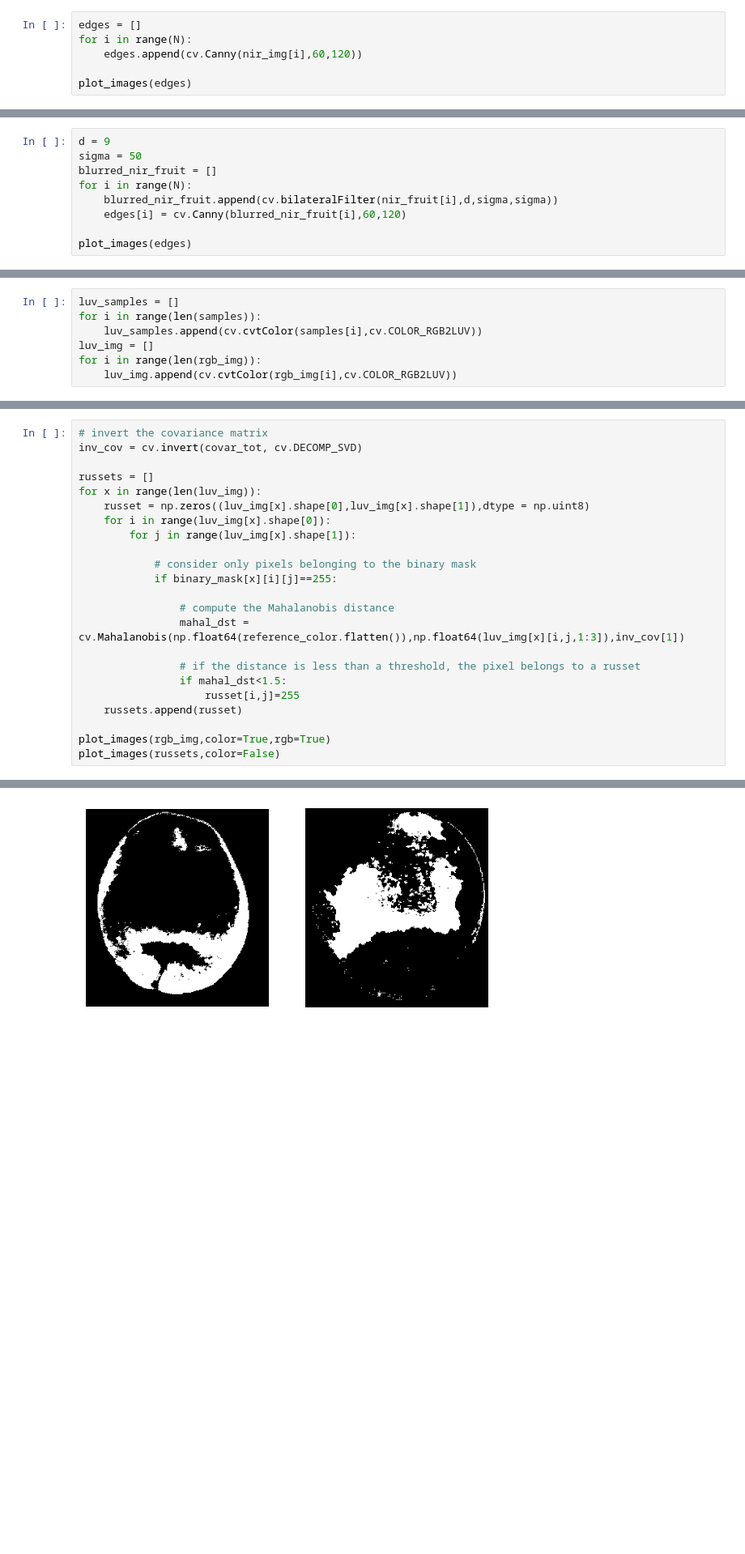
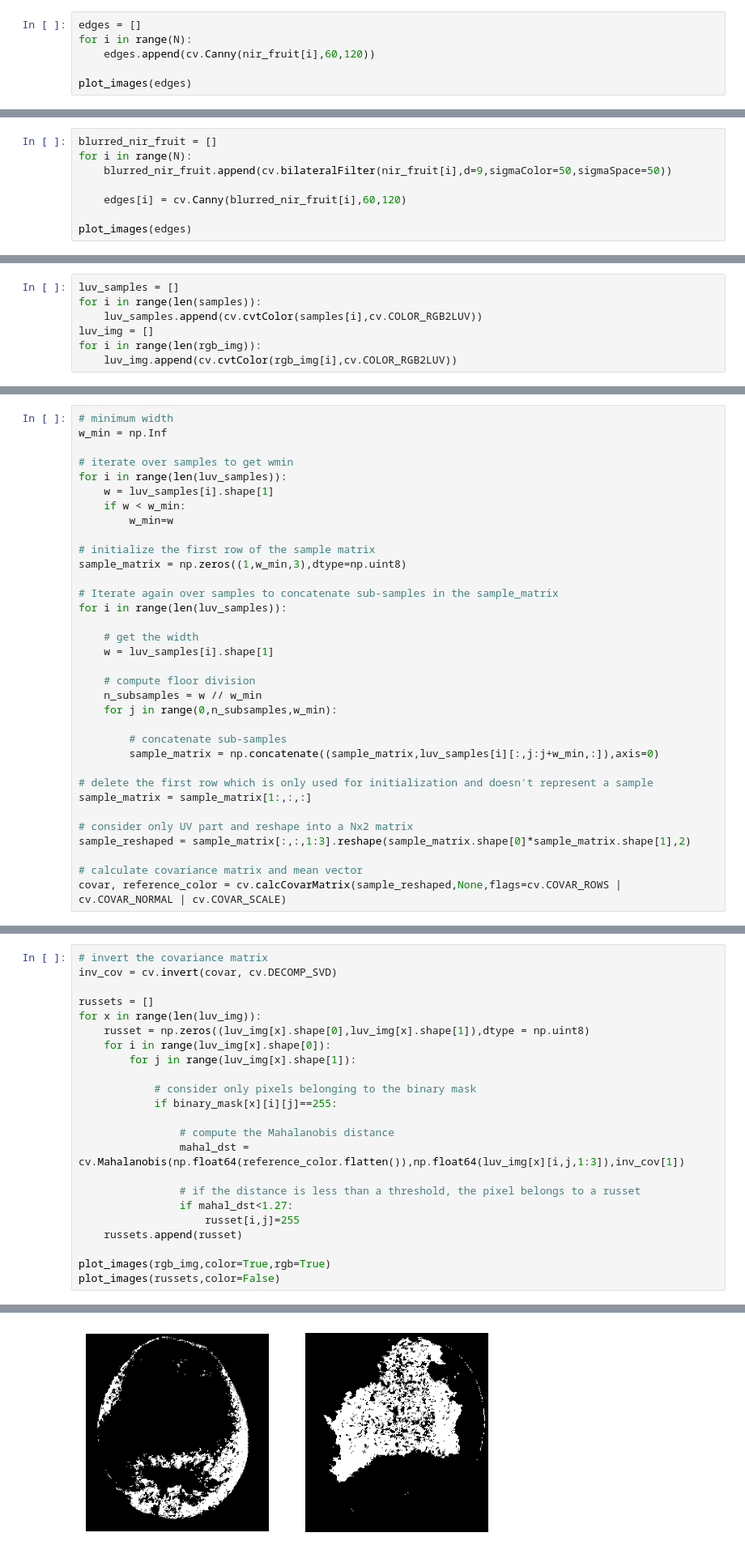
Before and after one commit to FilippoComastri/FruitInspection, a Jupyter notebook: docs/report.ipynb, the cells around one changed output, grey strips where cells are left out. Shown at 81% size. Drawn from its saved outputs; the diff is of its cells as text; blank space fills up the shorter version.

```diff
--- a/docs/report.ipynb
+++ b/docs/report.ipynb
@@ -197,7 +223,7 @@ Without filtering the image , we notice that a lot of spurious edges, not correl
 # %%
 edges = []
 for i in range(N):
-    edges.append(cv.Canny(nir_img[i],60,120))
+    edges.append(cv.Canny(nir_fruit[i],60,120))
 
 plot_images(edges)
 # %% [output]
@@ -209,9 +235,8 @@ The **cv.Canny** function computes edges given an input image and the values of
 # %%
-d = 9
-sigma = 50
 blurred_nir_fruit = []
 for i in range(N):
-    blurred_nir_fruit.append(cv.bilateralFilter(nir_fruit[i],d,sigma,sigma))
+    blurred_nir_fruit.append(cv.bilateralFilter(nir_fruit[i],d=9,sigmaColor=50,sigmaSpace=50))
+
     edges[i] = cv.Canny(blurred_nir_fruit[i],60,120)
 
 plot_images(edges)
@@ -388 +424,35 @@ reference_color = mean_tot/len(luv_samples)
+# %%
+# minimum width
+w_min = np.Inf
+
+# iterate over samples to get wmin
+for i in range(len(luv_samples)):
+    w = luv_samples[i].shape[1]
+    if w < w_min:
+        w_min=w
+
+# initialize the first row of the sample matrix
+sample_matrix = np.zeros((1,w_min,3),dtype=np.uint8)
+
+# Iterate again over samples to concatenate sub-samples in the sample_matrix
+for i in range(len(luv_samples)):
+
+    # get the width
+    w = luv_samples[i].shape[1]
+
+    # compute floor division
+    n_subsamples = w // w_min
+    for j in range(0,n_subsamples,w_min):
+
+        # concatenate sub-samples
+        sample_matrix = np.concatenate((sample_matrix,luv_samples[i][:,j:j+w_min,:]),axis=0)
+
+# delete the first row which is only used for initialization and doesn't represent a sample
+sample_matrix = sample_matrix[1:,:,:]
+
+# consider only UV part and reshape into a Nx2 matrix
+sample_reshaped = sample_matrix[:,:,1:3].reshape(sample_matrix.shape[0]*sample_matrix.shape[1],2)
+
+# calculate covariance matrix and mean vector
+covar, reference_color = cv.calcCovarMatrix(sample_reshaped,None,flags=cv.COVAR_ROWS | cv.COVAR_NORMAL | cv.COVAR_SCALE)
 # %% [markdown]
@@ -390,29 +461,29 @@ I calculate the **inverse of the covariance matrix** using the *Singular Value D
 # %%
 # invert the covariance matrix
-inv_cov = cv.invert(covar_tot, cv.DECOMP_SVD)
+inv_cov = cv.invert(covar, cv.DECOMP_SVD)
 
 russets = []
 for x in range(len(luv_img)):
     russet = np.zeros((luv_img[x].shape[0],luv_img[x].shape[1]),dtype = np.uint8)
     for i in range(luv_img[x].shape[0]):
         for j in range(luv_img[x].shape[1]):
 
             # consider only pixels belonging to the binary mask
             if binary_mask[x][i][j]==255:
 
                 # compute the Mahalanobis distance
                 mahal_dst = cv.Mahalanobis(np.float64(reference_color.flatten()),np.float64(luv_img[x][i,j,1:3]),inv_cov[1])
 
                 # if the distance is less than a threshold, the pixel belongs to a russet
-                if mahal_dst<1.5:
+                if mahal_dst<1.27:
                     russet[i,j]=255
     russets.append(russet)
 
 plot_images(rgb_img,color=True,rgb=True)
 plot_images(russets,color=False)
 # %% [output]
 [figure]
-[figure, old version]
+[figure, new version]
 # %% [markdown]
 I obtain a binary mask of the russets, which isn't super accurate. To refine the mask I apply some morphological operations.
 
```
Also changed, not shown: parts of 106 cells of this notebook, 19 other files.
